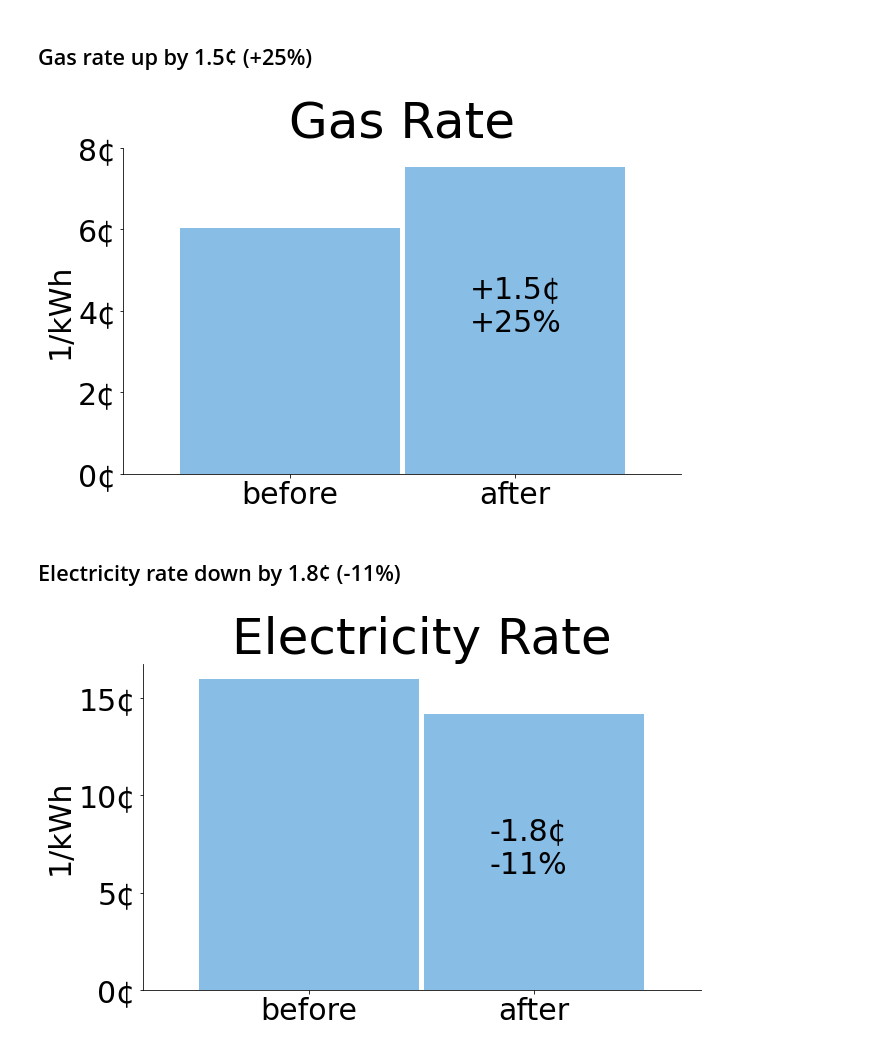
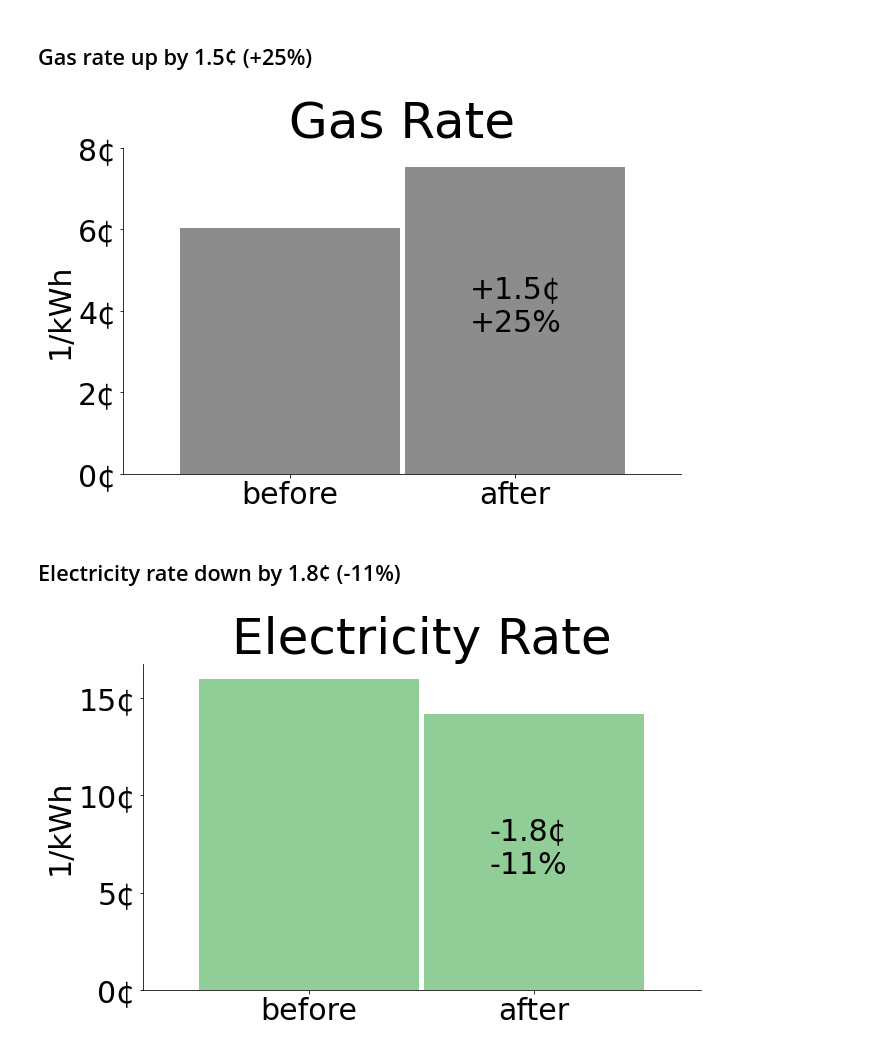
Before and after one commit to ryanfobel/utility-bill-scraper, a Jupyter notebook: notebooks/features/case_study.ipynb, the cells around one changed output. Cells and saved outputs as stored; diff of their text form; code cells hidden in the pictures.

Commit message:
Update plots

```diff
--- a/notebooks/features/case_study.ipynb
+++ b/notebooks/features/case_study.ipynb
@@ -658,7 +662,7 @@ The blended rate went up because we shifted some of our energy use (HW heating)
 (100 * (comparison.groupby("Period").mean().sort_index(ascending=False)["Average_rate_Gas"])).plot.bar(
     width=.98,
     stacked=True,
-    #color=["#8c8c8c", "#90cd97"],
+    color=["#8c8c8c"],
     fontsize=30,
     figsize=(10, 6),
     legend=None,
@@ -687,45 +691,45 @@ plt.savefig(
     facecolor=facecolor,
 )
 # %% [output]
-[figure, old version]
+[figure, new version]
 # %% [markdown]
 ## Electricity rate down by 1.8¢ (-11%)
 # %%
 (100 * (comparison.groupby("Period").mean().sort_index(ascending=False)["Average_rate_Electricity"])).plot.bar(
     width=.98,
     stacked=True,
-    #color=["#8c8c8c", "#90cd97"],
+    color=["#90cd97"],
     fontsize=30,
     figsize=(10, 6),
     legend=None,
 )
 plt.ylabel("1/kWh", fontsize=30)
 plt.xticks(rotation=0)
 plt.title("Electricity Rate", fontsize=50)
 plt.xlabel("")
 #ylocs, ylabels = plt.yticks()
 ylocs = range(0,20,5)
 plt.yticks(ylocs,
     ["%d¢" % tic for tic in ylocs],
     fontsize=30,
 );
 delta = 100 * np.diff(comparison.groupby("Period")["Average_rate_Electricity"].mean().sort_index(ascending=False))[0]
 sign = ["+" if delta > 0 else ""][0]
 plt.text(0.8, 6, "%s%.1f¢\n%s%.0f%%" % (sign, delta, sign,
     (delta / comparison.iloc[:12]['Average_rate_Electricity'].mean())),
     fontsize=30,
 )
 ax = plt.gca()
 ax.spines["right"].set_visible(False)
 ax.spines["top"].set_visible(False)
 plt.savefig(
     os.path.join(output_dir, "compare_electricity_rate." + image_ext),
     bbox_inches=bbox_inches,
     transparent=transparent,
     facecolor=facecolor,
 )
 # %% [output]
-[figure, old version]
+[figure, new version]
 # %% [markdown]
 # Cost of energy
 
```
Also changed, not shown: parts of 3 cells of this notebook, 6 other files.
